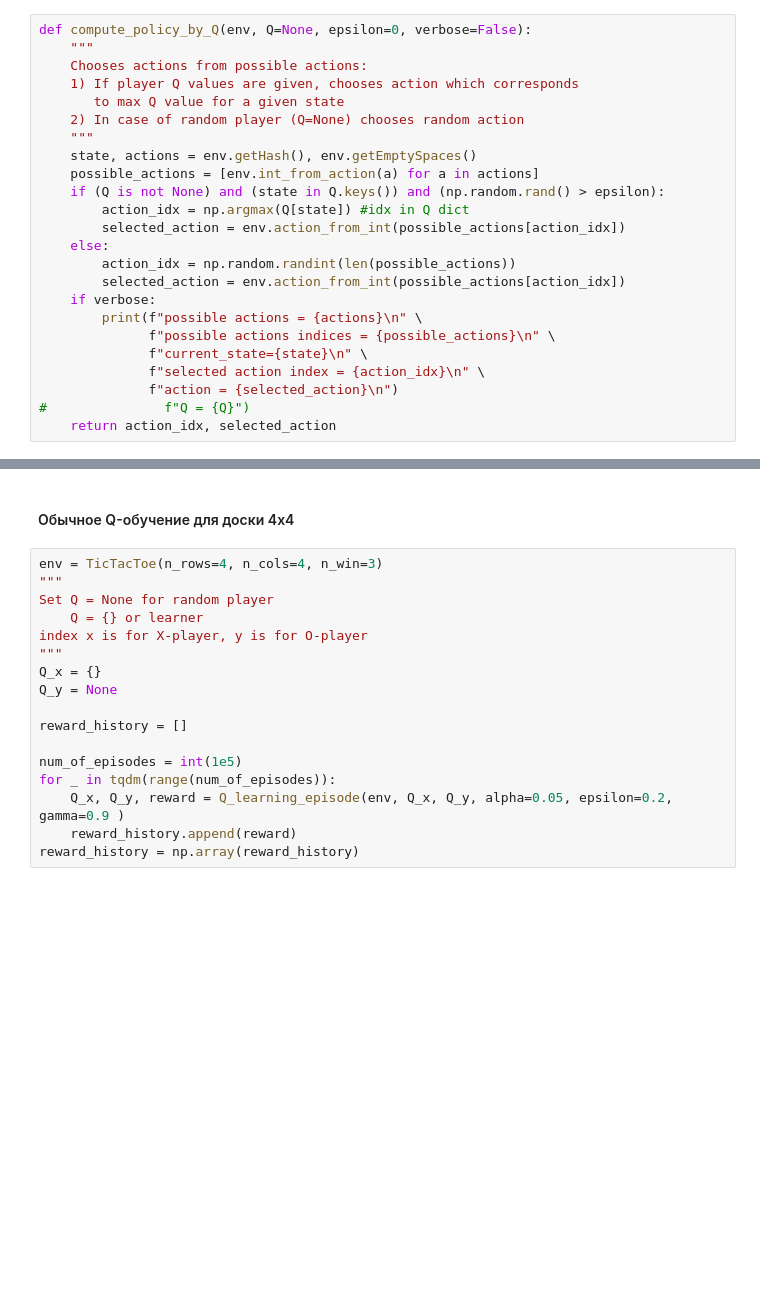
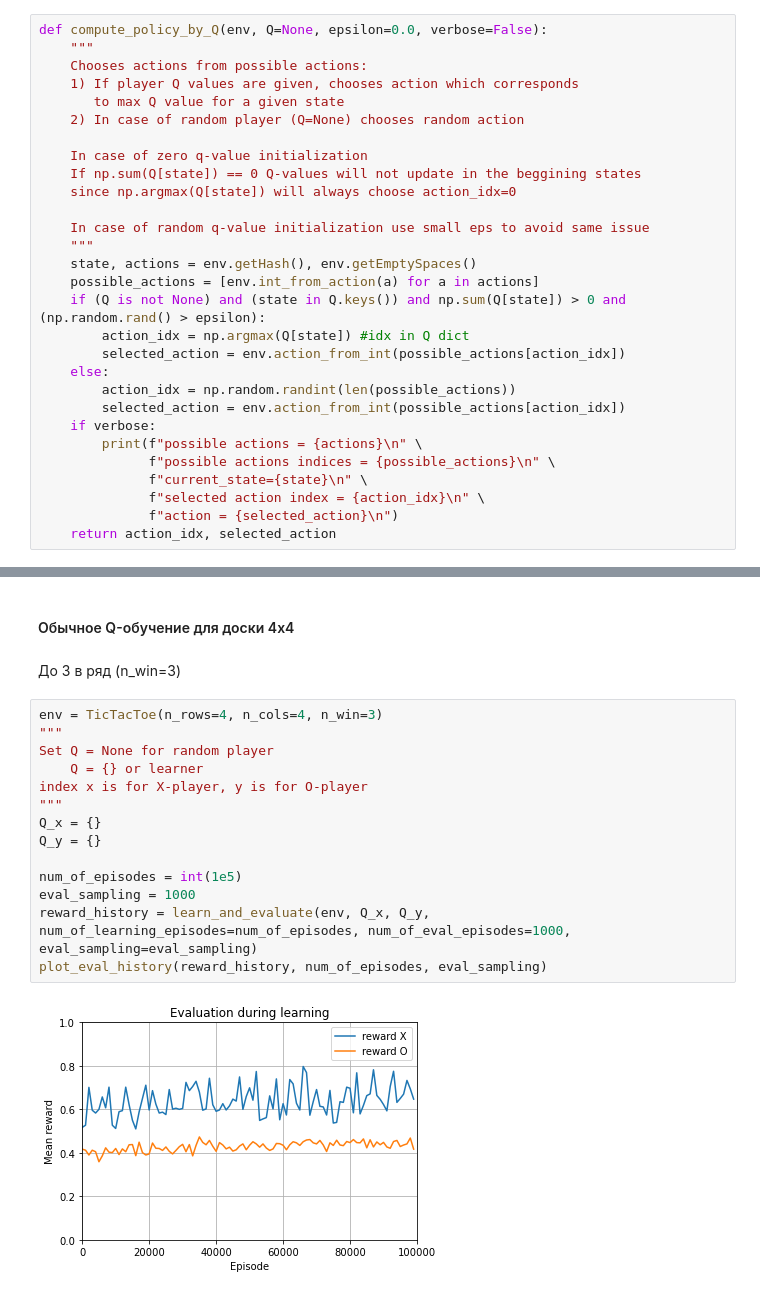
Before and after one commit to GreasyGoose/dl_adv, a Jupyter notebook: hw2/HW2_tictactoe.ipynb, the cells around one changed output, grey strips where cells are left out. Cells and saved outputs as stored; diff of their text form; blank space fills up the shorter version.

Commit message:
Fixed small eps issue

```diff
--- a/hw2/HW2_tictactoe.ipynb
+++ b/hw2/HW2_tictactoe.ipynb
@@ -67,16 +65,22 @@ def add_state_to_Q(env, Q, verbose=False):
             Q[state] = 0
     return Q
 # %%
-def compute_policy_by_Q(env, Q=None, epsilon=0, verbose=False):
+def compute_policy_by_Q(env, Q=None, epsilon=0.0, verbose=False):
     """
     Chooses actions from possible actions:
     1) If player Q values are given, chooses action which corresponds
        to max Q value for a given state
     2) In case of random player (Q=None) chooses random action
+
+    In case of zero q-value initialization
+    If np.sum(Q[state]) == 0 Q-values will not update in the beggining states
+    since np.argmax(Q[state]) will always choose action_idx=0
+
+    In case of random q-value initialization use small eps to avoid same issue
     """
     state, actions = env.getHash(), env.getEmptySpaces()
     possible_actions = [env.int_from_action(a) for a in actions]
-    if (Q is not None) and (state in Q.keys()) and (np.random.rand() > epsilon):
+    if (Q is not None) and (state in Q.keys()) and np.sum(Q[state]) > 0 and (np.random.rand() > epsilon):
         action_idx = np.argmax(Q[state]) #idx in Q dict
         selected_action = env.action_from_int(possible_actions[action_idx])
     else:
@@ -88,6 +92,5 @@ def compute_policy_by_Q(env, Q=None, epsilon=0, verbose=False):
               f"current_state={state}\n" \
               f"selected action index = {action_idx}\n" \
               f"action = {selected_action}\n")
-#               f"Q = {Q}")
     return action_idx, selected_action
 # %%
@@ -239,19 +319,20 @@ plot_mean_reward(reward_history[:], title = "Two learners")
 # %% [markdown]
 #### Обычное Q-обучение для доски 4х4
+# %% [markdown]
+До 3 в ряд (n_win=3)
 # %%
 env = TicTacToe(n_rows=4, n_cols=4, n_win=3)
 """
 Set Q = None for random player
     Q = {} or learner
 index x is for X-player, y is for O-player
 """
 Q_x = {}
-Q_y = None
-
-reward_history = []
+Q_y = {}
 
 num_of_episodes = int(1e5)
-for _ in tqdm(range(num_of_episodes)):
-    Q_x, Q_y, reward = Q_learning_episode(env, Q_x, Q_y, alpha=0.05, epsilon=0.2, gamma=0.9 )
-    reward_history.append(reward)
-reward_history = np.array(reward_history)
+eval_sampling = 1000
+reward_history = learn_and_evaluate(env, Q_x, Q_y, num_of_learning_episodes=num_of_episodes, num_of_eval_episodes=1000, eval_sampling=eval_sampling)
+plot_eval_history(reward_history, num_of_episodes, eval_sampling)
+# %% [output]
+[figure, added]
```
Also changed, not shown: parts of 29 cells of this notebook.
